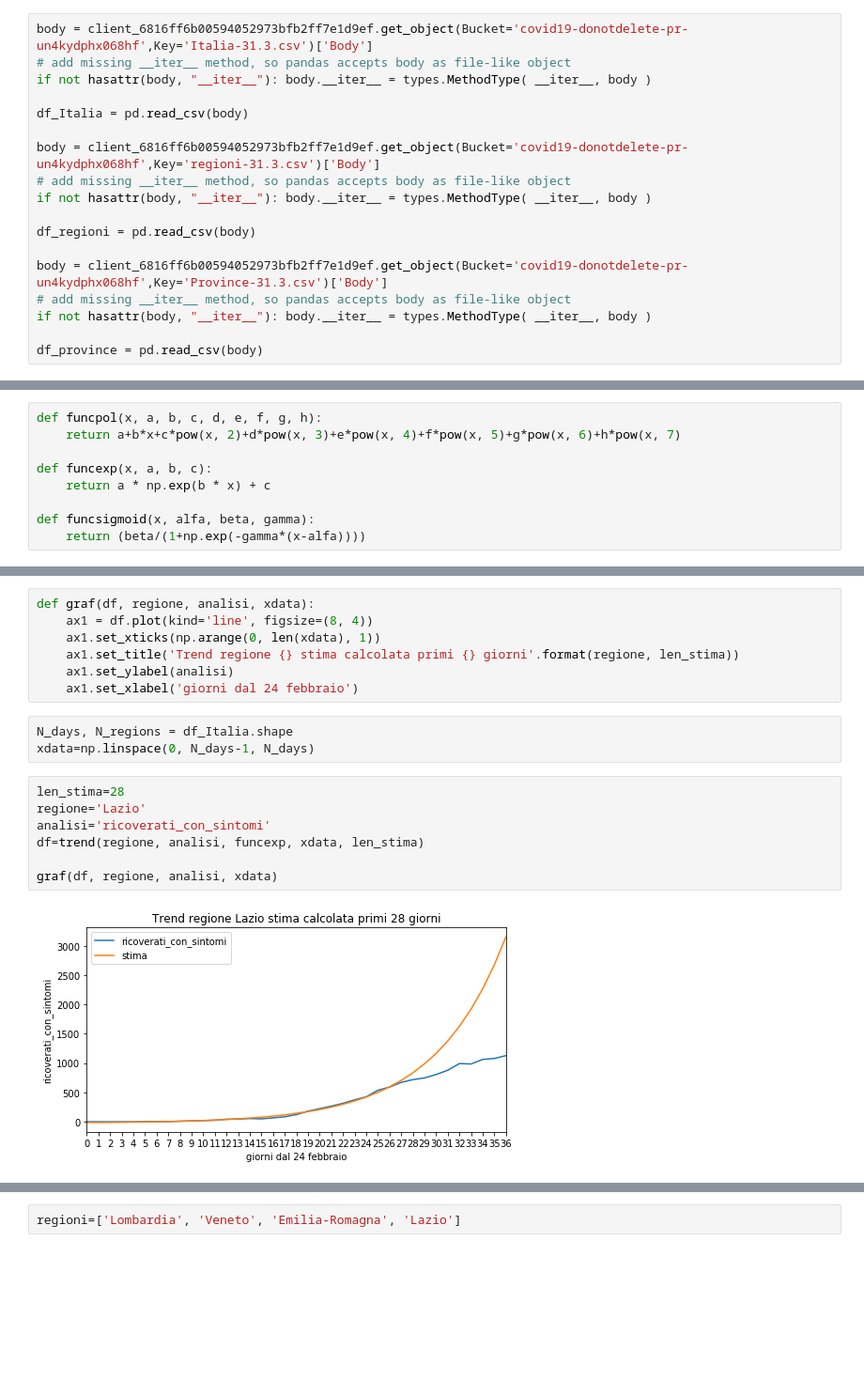
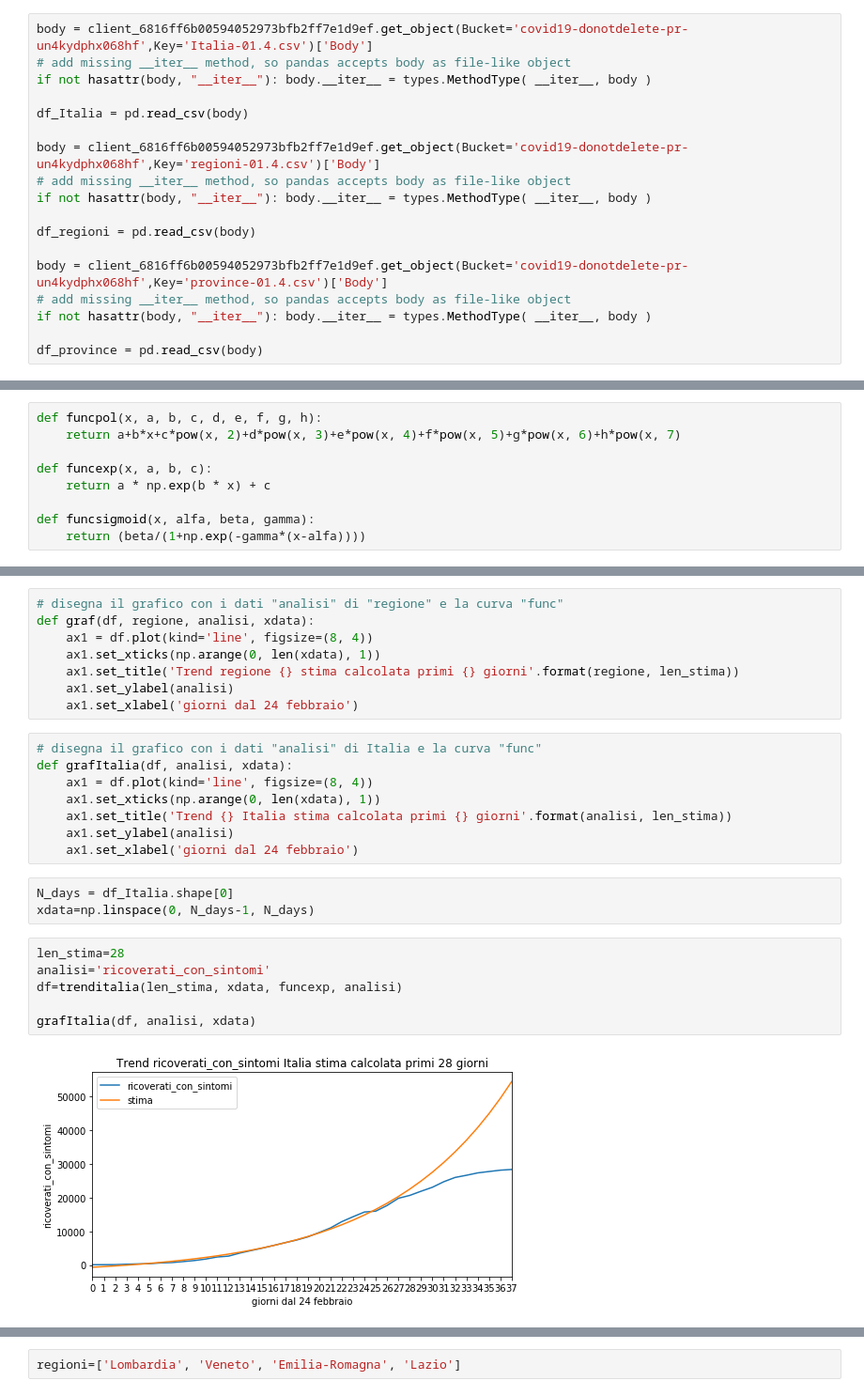
Before and after one commit to federicomnc/covid-Italia, a Jupyter notebook: covid19-italy.ipynb, the cells around one changed output, grey strips where cells are left out. Shown: that part at 94% size. Cells and saved outputs as stored; diff of their text form; blank space fills up the shorter version.

```diff
--- a/covid19-italy.ipynb
+++ b/covid19-italy.ipynb
@@ -50,17 +50,17 @@ Libraries imported.
 # %%
-body = client_6816ff6b00594052973bfb2ff7e1d9ef.get_object(Bucket='covid19-donotdelete-pr-un4kydphx068hf',Key='Italia-31.3.csv')['Body']
+body = client_6816ff6b00594052973bfb2ff7e1d9ef.get_object(Bucket='covid19-donotdelete-pr-un4kydphx068hf',Key='Italia-01.4.csv')['Body']
 # add missing __iter__ method, so pandas accepts body as file-like object
 if not hasattr(body, "__iter__"): body.__iter__ = types.MethodType( __iter__, body )
 
 df_Italia = pd.read_csv(body)
 
-body = client_6816ff6b00594052973bfb2ff7e1d9ef.get_object(Bucket='covid19-donotdelete-pr-un4kydphx068hf',Key='regioni-31.3.csv')['Body']
+body = client_6816ff6b00594052973bfb2ff7e1d9ef.get_object(Bucket='covid19-donotdelete-pr-un4kydphx068hf',Key='regioni-01.4.csv')['Body']
 # add missing __iter__ method, so pandas accepts body as file-like object
 if not hasattr(body, "__iter__"): body.__iter__ = types.MethodType( __iter__, body )
 
 df_regioni = pd.read_csv(body)
 
-body = client_6816ff6b00594052973bfb2ff7e1d9ef.get_object(Bucket='covid19-donotdelete-pr-un4kydphx068hf',Key='Province-31.3.csv')['Body']
+body = client_6816ff6b00594052973bfb2ff7e1d9ef.get_object(Bucket='covid19-donotdelete-pr-un4kydphx068hf',Key='province-01.4.csv')['Body']
 # add missing __iter__ method, so pandas accepts body as file-like object
 if not hasattr(body, "__iter__"): body.__iter__ = types.MethodType( __iter__, body )
 
@@ -119,21 +145,29 @@ def trenditalia(len_stima, xdata, func, analisi):
     df['stima']=yhat
     return(df)
 # %%
+# disegna il grafico con i dati "analisi" di "regione" e la curva "func"
 def graf(df, regione, analisi, xdata):
     ax1 = df.plot(kind='line', figsize=(8, 4))
     ax1.set_xticks(np.arange(0, len(xdata), 1))
     ax1.set_title('Trend regione {} stima calcolata primi {} giorni'.format(regione, len_stima))
     ax1.set_ylabel(analisi)
     ax1.set_xlabel('giorni dal 24 febbraio')
+# %%
+# disegna il grafico con i dati "analisi" di Italia e la curva "func"
+def grafItalia(df, analisi, xdata):
+    ax1 = df.plot(kind='line', figsize=(8, 4))
+    ax1.set_xticks(np.arange(0, len(xdata), 1))
+    ax1.set_title('Trend {} Italia stima calcolata primi {} giorni'.format(analisi, len_stima))
+    ax1.set_ylabel(analisi)
+    ax1.set_xlabel('giorni dal 24 febbraio')
 # %%
-N_days, N_regions = df_Italia.shape
+N_days = df_Italia.shape[0]
 xdata=np.linspace(0, N_days-1, N_days)
 # %%
 len_stima=28
-regione='Lazio'
 analisi='ricoverati_con_sintomi'
-df=trend(regione, analisi, funcexp, xdata, len_stima)
+df=trenditalia(len_stima, xdata, funcexp, analisi)
 
-graf(df, regione, analisi, xdata)
+grafItalia(df, analisi, xdata)
 # %% [output]
-[figure, old version]
+[figure, new version]
```
Also changed, not shown: parts of 69 cells of this notebook.
